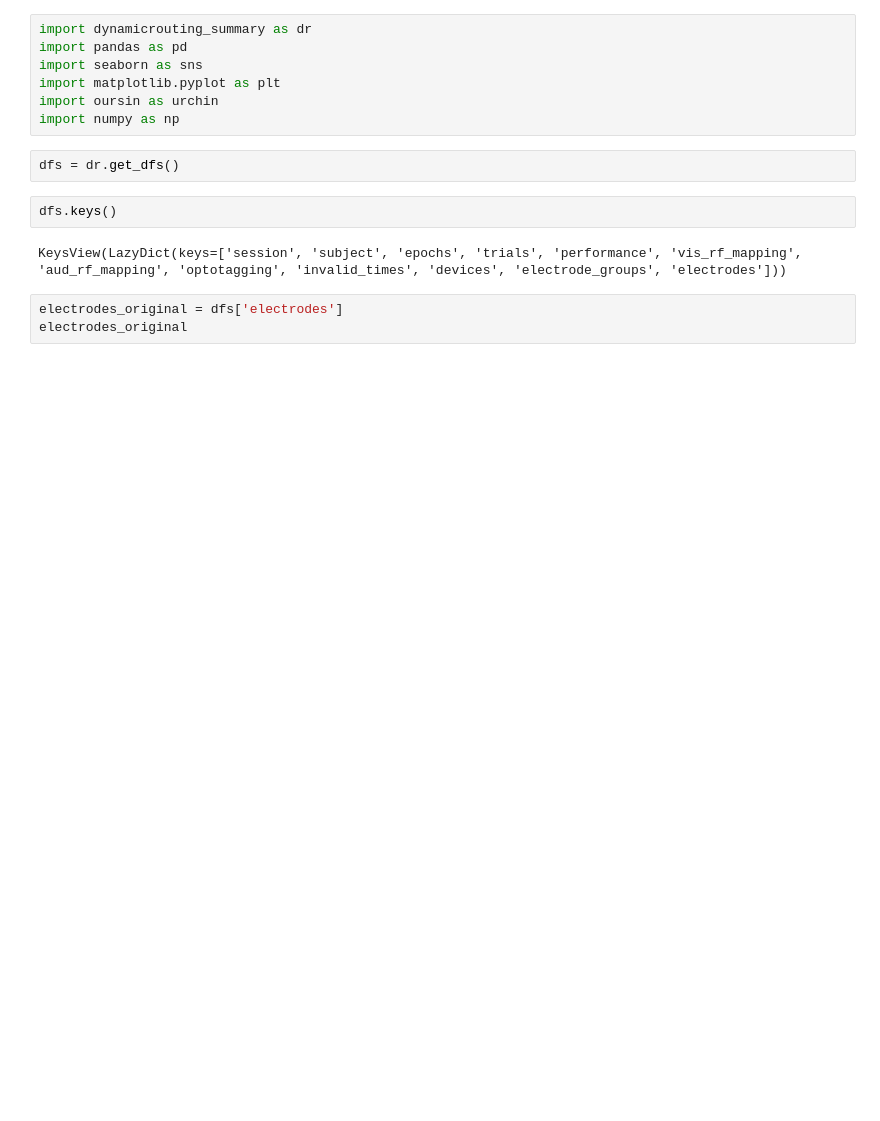
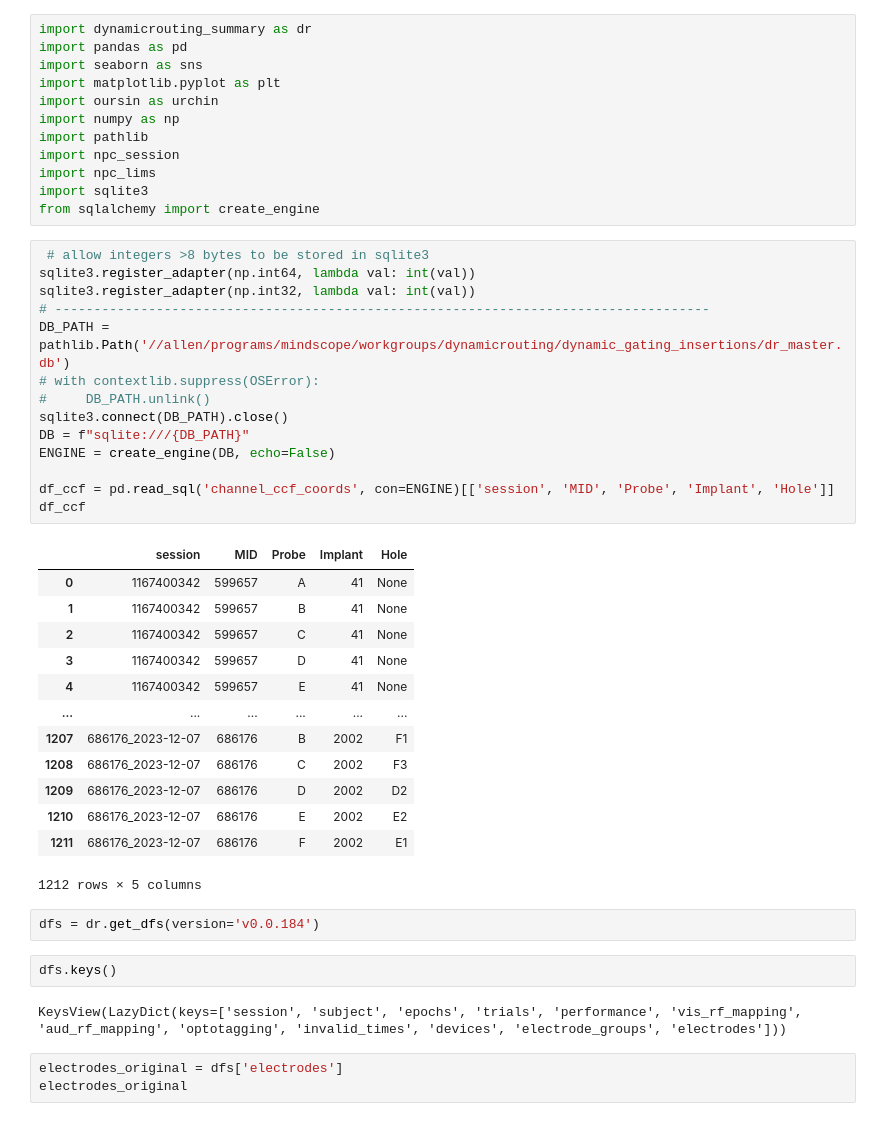
Before and after one commit to AllenInstitute/dynamicrouting-summary, a Jupyter notebook: src/dynamicrouting_summary/area_trajectories.ipynb, the cells around one changed output. Saved outputs shown, nothing was run; the diff lists cells and outputs as text; blank space fills up the shorter version.

```diff
--- a/src/dynamicrouting_summary/area_trajectories.ipynb
+++ b/src/dynamicrouting_summary/area_trajectories.ipynb
@@ -5,8 +5,41 @@ import seaborn as sns
 import matplotlib.pyplot as plt
 import oursin as urchin
 import numpy as np
+import pathlib
+import npc_session
+import npc_lims
+import sqlite3
+from sqlalchemy import create_engine
+# %%
+ # allow integers >8 bytes to be stored in sqlite3
+sqlite3.register_adapter(np.int64, lambda val: int(val))
+sqlite3.register_adapter(np.int32, lambda val: int(val))
+# ------------------------------------------------------------------------------------
+DB_PATH = pathlib.Path('//allen/programs/mindscope/workgroups/dynamicrouting/dynamic_gating_insertions/dr_master.db')
+# with contextlib.suppress(OSError):
+#     DB_PATH.unlink()
+sqlite3.connect(DB_PATH).close()
+DB = f"sqlite:///{DB_PATH}"
+ENGINE = create_engine(DB, echo=False)
+
+df_ccf = pd.read_sql('channel_ccf_coords', con=ENGINE)[['session', 'MID', 'Probe', 'Implant', 'Hole']]
+df_ccf
+# %% [output]
+|  | session | MID | Probe | Implant | Hole |
+| 0 | 1167400342 | 599657 | A | 41 | None |
+| 1 | 1167400342 | 599657 | B | 41 | None |
+| 2 | 1167400342 | 599657 | C | 41 | None |
+| 3 | 1167400342 | 599657 | D | 41 | None |
+| 4 | 1167400342 | 599657 | E | 41 | None |
+| ... | ... | ... | ... | ... | ... |
+| 1207 | 686176_2023-12-07 | 686176 | B | 2002 | F1 |
+| 1208 | 686176_2023-12-07 | 686176 | C | 2002 | F3 |
+| 1209 | 686176_2023-12-07 | 686176 | D | 2002 | D2 |
+| 1210 | 686176_2023-12-07 | 686176 | E | 2002 | E2 |
+| 1211 | 686176_2023-12-07 | 686176 | F | 2002 | E1 |
+1212 rows × 5 columns
 # %%
-dfs = dr.get_dfs()
+dfs = dr.get_dfs(version='v0.0.184')
 # %%
 dfs.keys()
 # %% [output]
```
Also changed, not shown: parts of 20 cells of this notebook, 2 other files.
